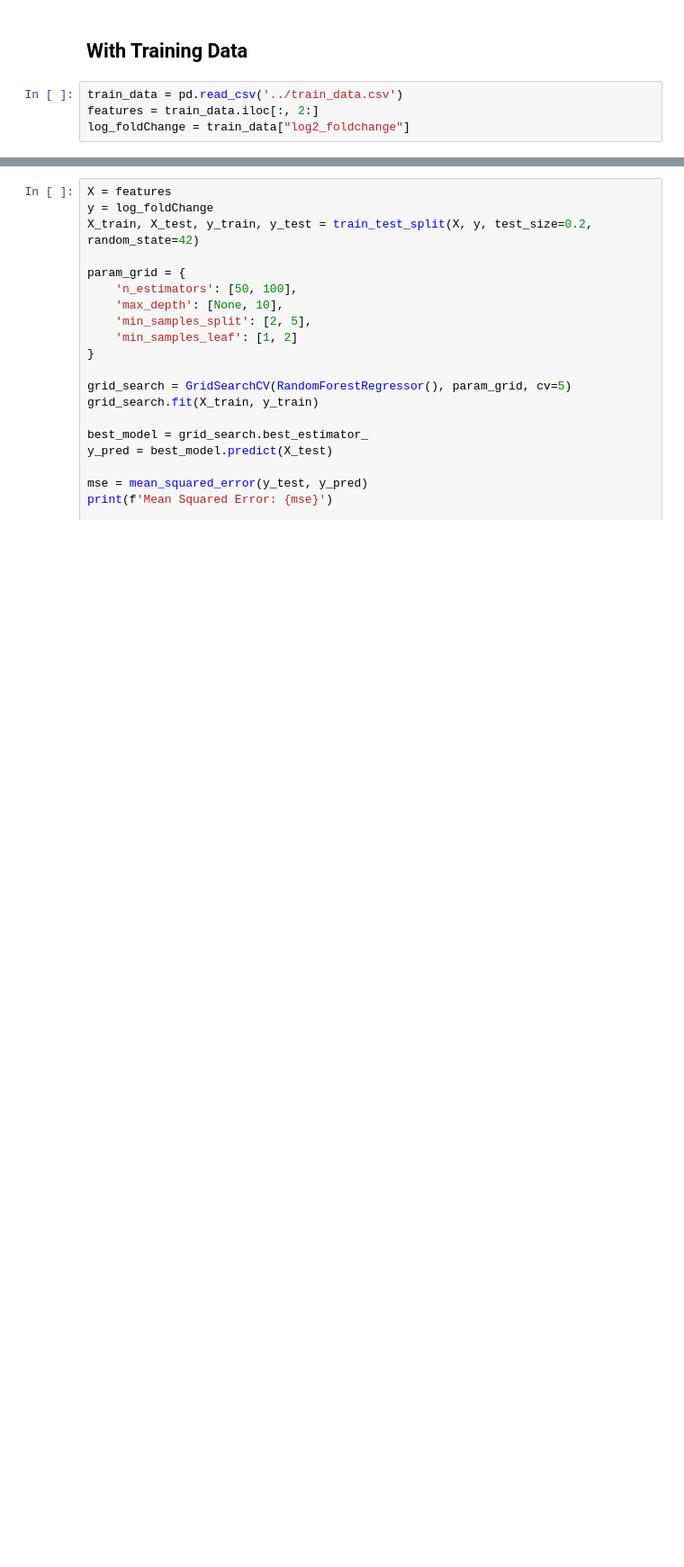
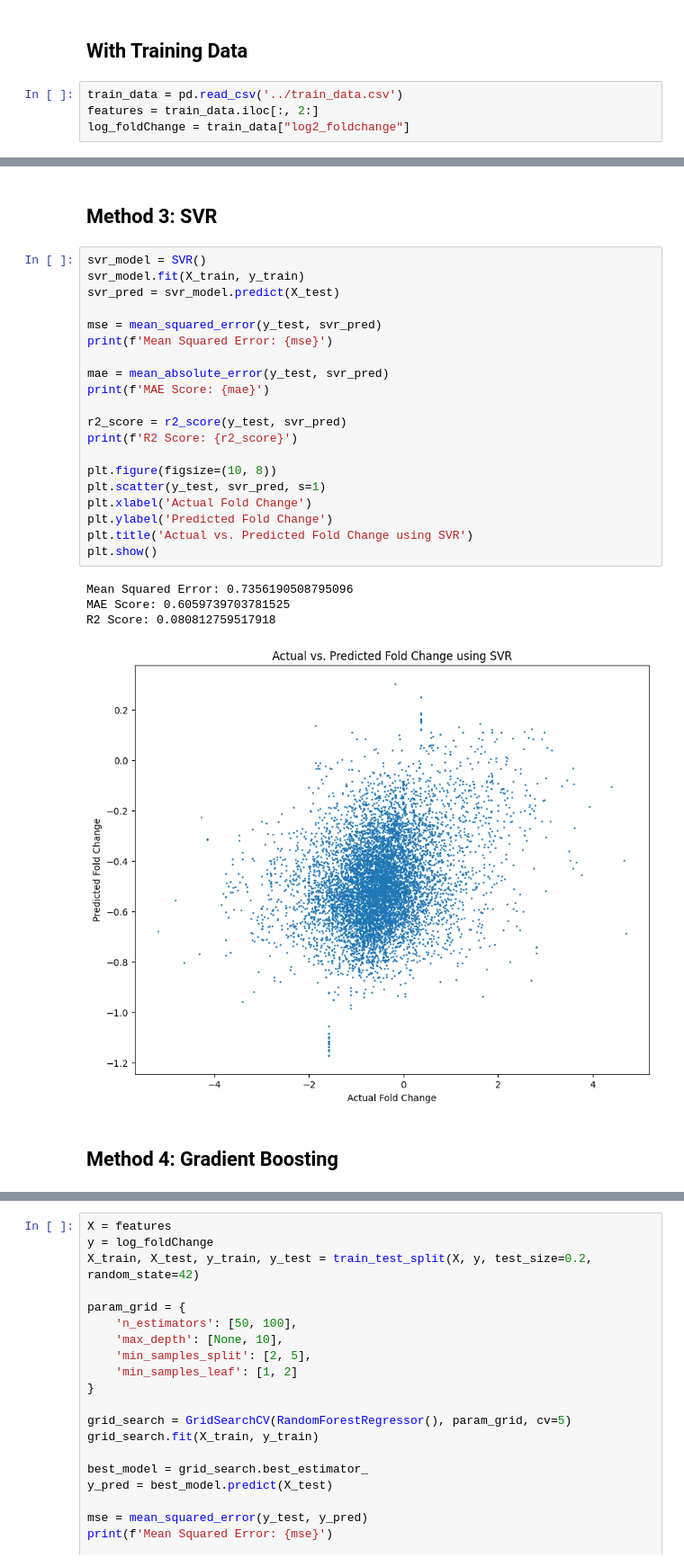
Before and after one commit to vratins/PromoterStrength, a Jupyter notebook: regressionModel.ipynb, the cells around one changed output, grey strips where cells are left out. Shown at 90% size. Drawn from its saved outputs; the diff is of its cells as text; blank space fills up the shorter version.

```diff
--- a/regressionModel.ipynb
+++ b/regressionModel.ipynb
@@ -150,0 +88,29 @@ MAE Score: 0.5053915598673184
+# %% [markdown]
+## Method 3: SVR
+# %%
+svr_model = SVR()
+svr_model.fit(X_train, y_train)
+svr_pred = svr_model.predict(X_test)
+
+mse = mean_squared_error(y_test, svr_pred)
+print(f'Mean Squared Error: {mse}')
+
+mae = mean_absolute_error(y_test, svr_pred)
+print(f'MAE Score: {mae}')
+
+r2_score = r2_score(y_test, svr_pred)
+print(f'R2 Score: {r2_score}')
+
+plt.figure(figsize=(10, 8))
+plt.scatter(y_test, svr_pred, s=1)
+plt.xlabel('Actual Fold Change')
+plt.ylabel('Predicted Fold Change')
+plt.title('Actual vs. Predicted Fold Change using SVR')
+plt.show()
+# %% [output]
+Mean Squared Error: 0.7356190508795096
+MAE Score: 0.6059739703781525
+R2 Score: 0.080812759517918
+[figure, added]
+# %% [markdown]
+## Method 4: Gradient Boosting
```
Also changed, not shown: parts of 13 cells of this notebook, 1 other file.
